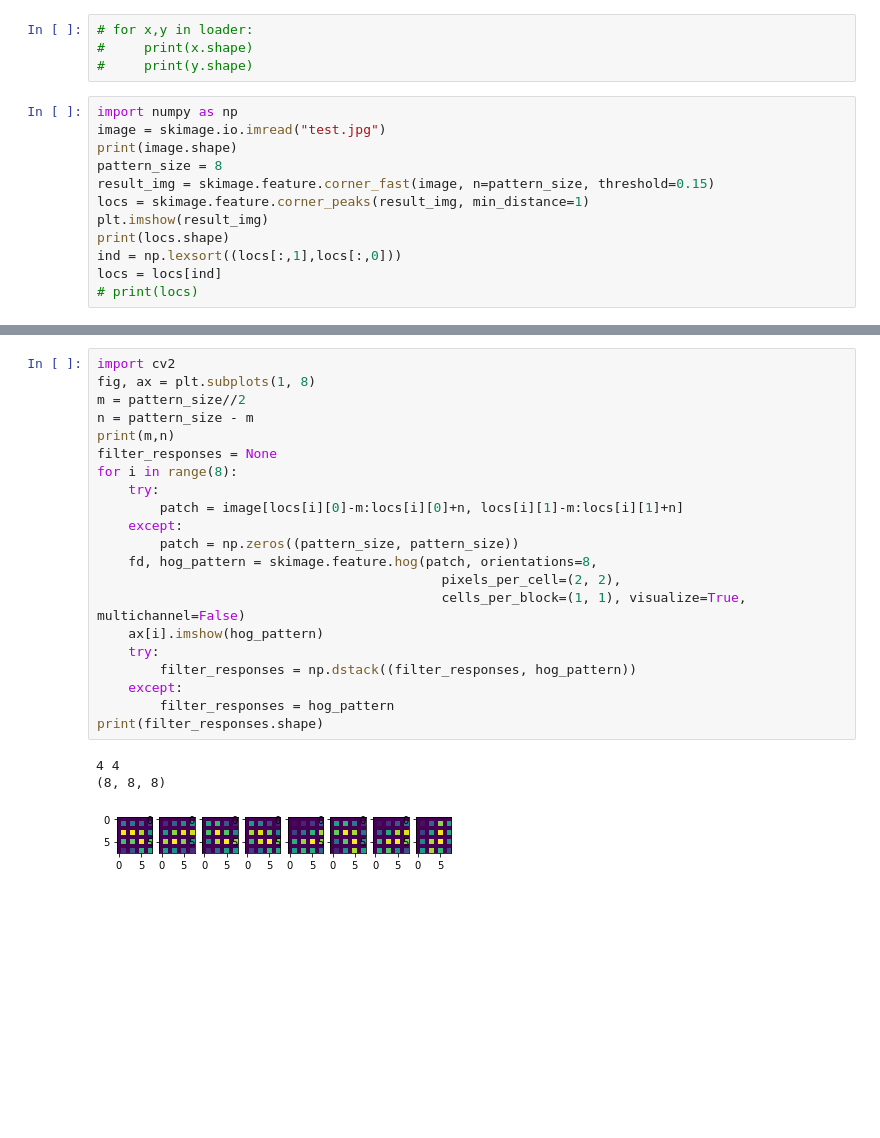
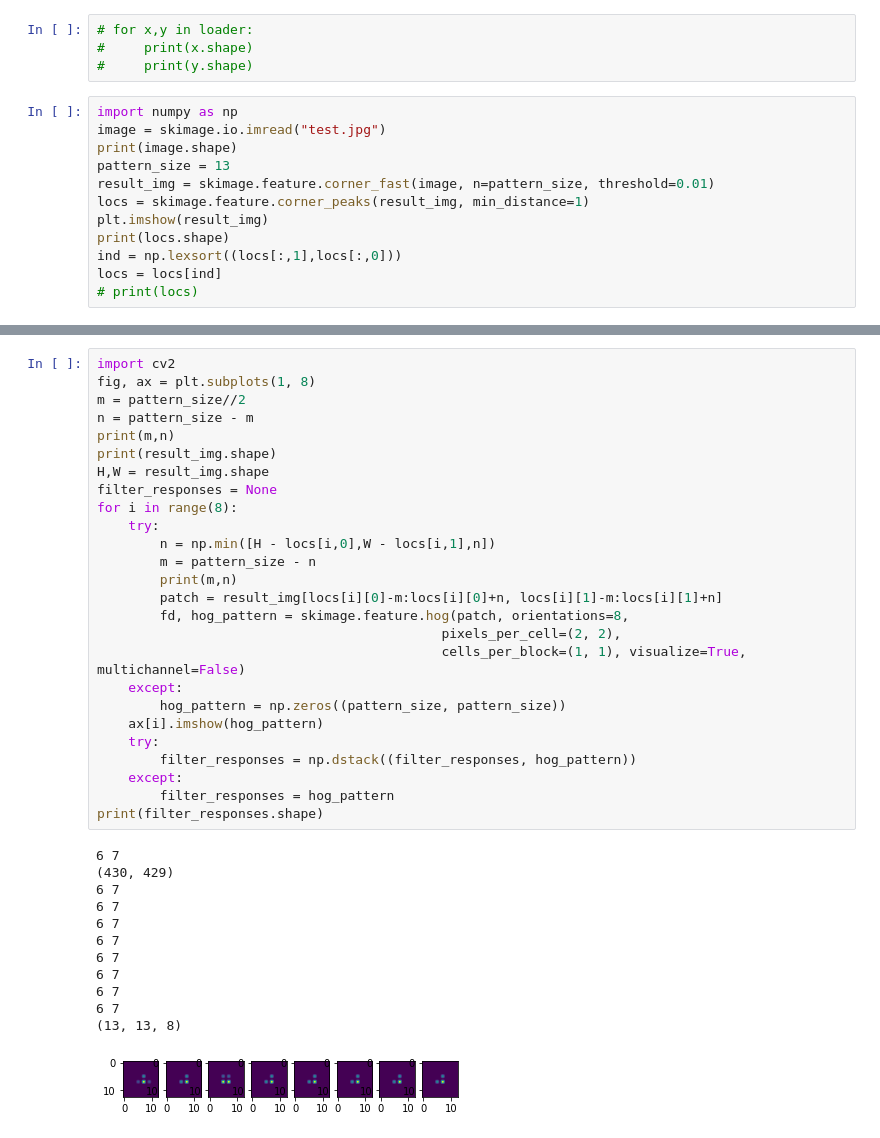
Before and after one commit to brianzx032/18752s21-Handwritten-Character-Recognition, a Jupyter notebook: test.ipynb, the cells around one changed output, grey strips where cells are left out. Saved outputs shown, nothing was run; the diff lists cells and outputs as text; blank space fills up the shorter version.

```diff
--- a/test.ipynb
+++ b/test.ipynb
@@ -64,8 +64,8 @@ loader = DataLoader(dataset,batch_size=1,shuffle=True)
 import numpy as np
 image = skimage.io.imread("test.jpg")
 print(image.shape)
-pattern_size = 8
-result_img = skimage.feature.corner_fast(image, n=pattern_size, threshold=0.15)
+pattern_size = 13
+result_img = skimage.feature.corner_fast(image, n=pattern_size, threshold=0.01)
 locs = skimage.feature.corner_peaks(result_img, min_distance=1)
 plt.imshow(result_img)
 print(locs.shape)
@@ -79,25 +79,39 @@ locs = locs[ind]
 # %%
 import cv2
 fig, ax = plt.subplots(1, 8)
 m = pattern_size//2
 n = pattern_size - m
 print(m,n)
+print(result_img.shape)
+H,W = result_img.shape
 filter_responses = None
 for i in range(8):
     try:
-        patch = image[locs[i][0]-m:locs[i][0]+n, locs[i][1]-m:locs[i][1]+n]
-    except:
-        patch = np.zeros((pattern_size, pattern_size))
-    fd, hog_pattern = skimage.feature.hog(patch, orientations=8,
+        n = np.min([H - locs[i,0],W - locs[i,1],n])
+        m = pattern_size - n
+        print(m,n)
+        patch = result_img[locs[i][0]-m:locs[i][0]+n, locs[i][1]-m:locs[i][1]+n]
+        fd, hog_pattern = skimage.feature.hog(patch, orientations=8,
                                             pixels_per_cell=(2, 2),
                                             cells_per_block=(1, 1), visualize=True, multichannel=False)
+    except:
+        hog_pattern = np.zeros((pattern_size, pattern_size))
     ax[i].imshow(hog_pattern)
     try:
         filter_responses = np.dstack((filter_responses, hog_pattern))
     except:
         filter_responses = hog_pattern
 print(filter_responses.shape)
 # %% [output]
-4 4
-(8, 8, 8)
+6 7
+(430, 429)
+6 7
+6 7
+6 7
+6 7
+6 7
+6 7
+6 7
+6 7
+(13, 13, 8)
-[figure, old version]
+[figure, new version]
```
Also changed, not shown: parts of 1 cell of this notebook, 5 other files.
